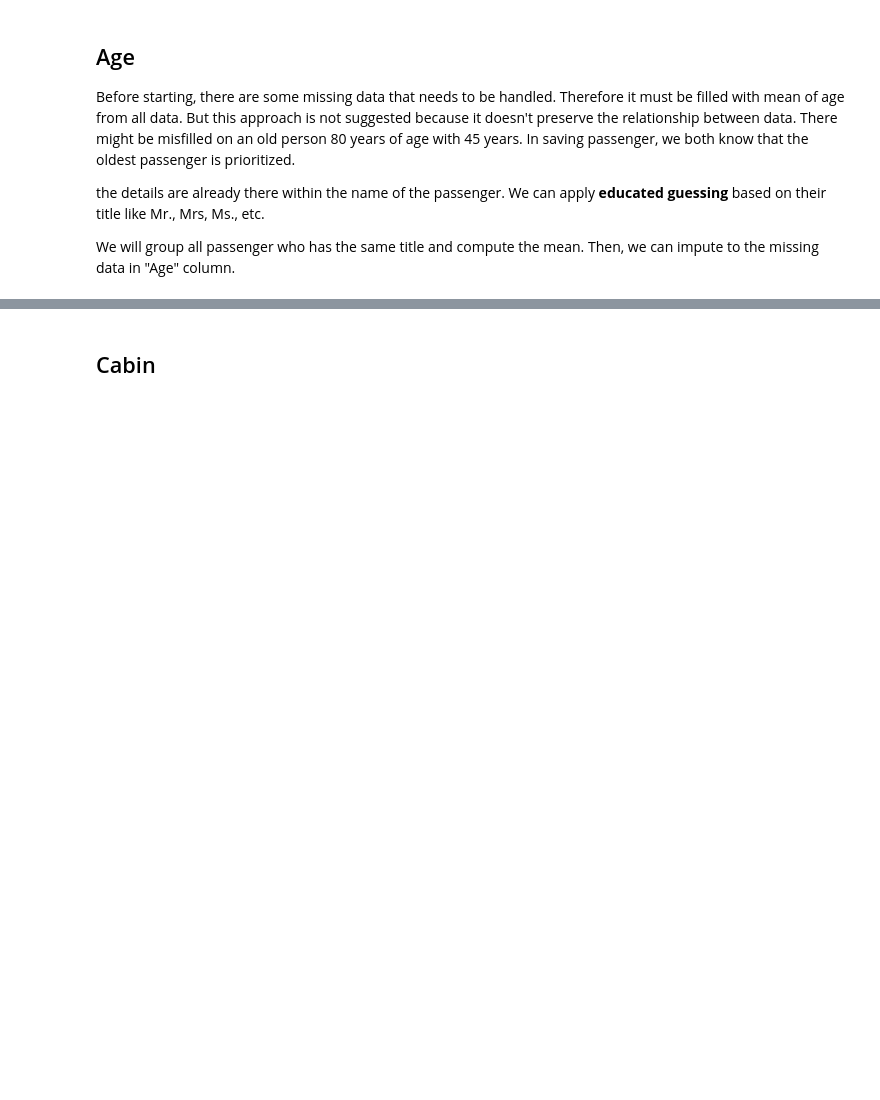
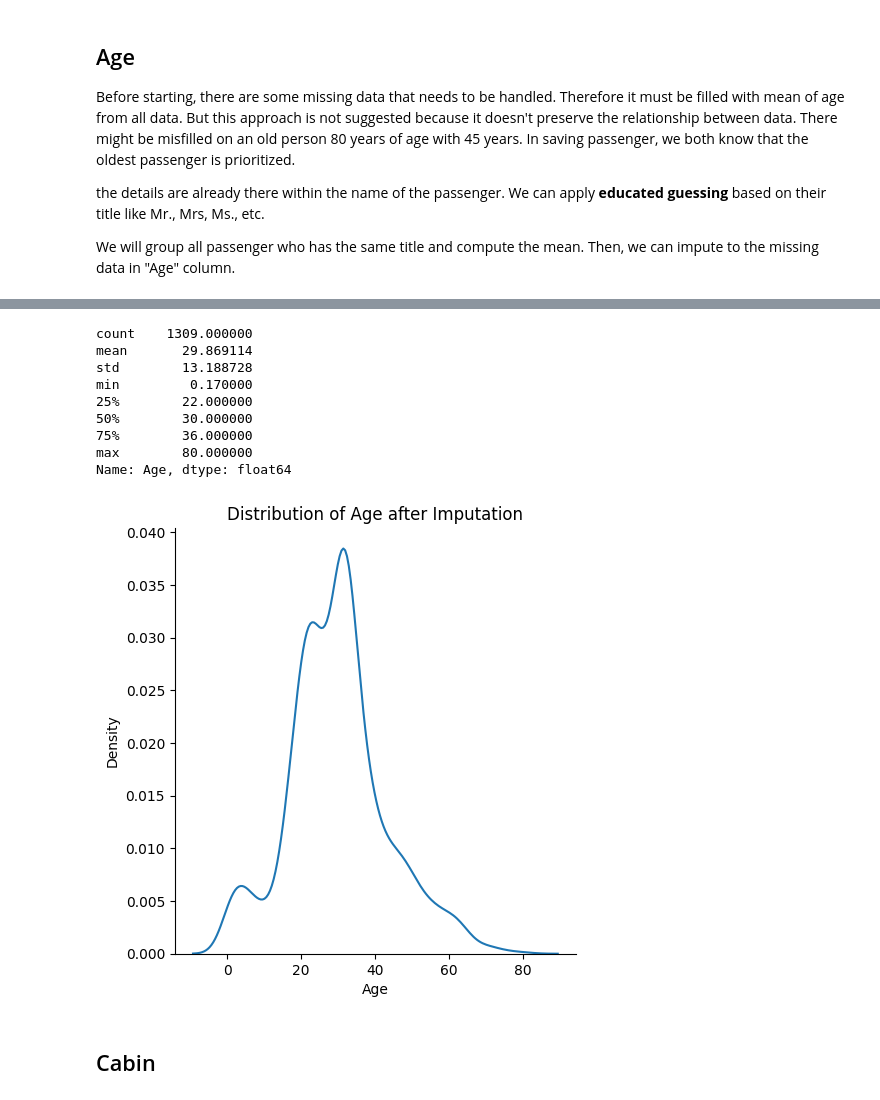
Before and after one commit to marcellinus-witarsah/titanic-survival-modelll, a Jupyter notebook: titanic-survival-model-notebook.ipynb, the cells around one changed output, grey strips where cells are left out. Drawn from its saved outputs; the diff is of its cells as text; code cells hidden in the pictures; blank space fills up the shorter version.

```diff
--- a/titanic-survival-model-notebook.ipynb
+++ b/titanic-survival-model-notebook.ipynb
@@ -100,13 +155,26 @@ unique_titles = titanic_all['Name'] \
                 .apply(lambda x: x.split(',')[1].split('.')[0].strip()).unique()
 
 for title in unique_titles:
-  title_age[title] = float(titanic_all.loc[
-      titanic_all['Name'] \
-      .apply(lambda x: x.split(',')[1].split('.')[0].strip()) == title, 'Age'] \
-      .mean() \
-      .round())
+    title_age[title] = float(titanic_all.loc[titanic_all['Name'] \
+                             .apply(lambda x: x.split(',')[1].split('.')[0].strip()) == title, 'Age'] \
+                             .mean() \
+                             .round())
 
 titanic_all['Age'] = titanic_all.apply(lambda row: title_age[row['Name'].split(',')[1].split('.')[0].strip()] if np.isnan(row['Age']) else row['Age'], axis=1)
+# %%
+sns.displot(x=titanic_all['Age'], kind='kde').set(title='Distribution of Age after Imputation')
+display(titanic_all.describe()['Age'])
+# %% [output]
+count    1309.000000
+mean       29.869114
+std        13.188728
+min         0.170000
+25%        22.000000
+50%        30.000000
+75%        36.000000
+max        80.000000
+Name: Age, dtype: float64
+[figure, added]
 # %% [markdown]
 ## Cabin
 # %% [markdown]
```
Also changed, not shown: parts of 21 cells of this notebook.
